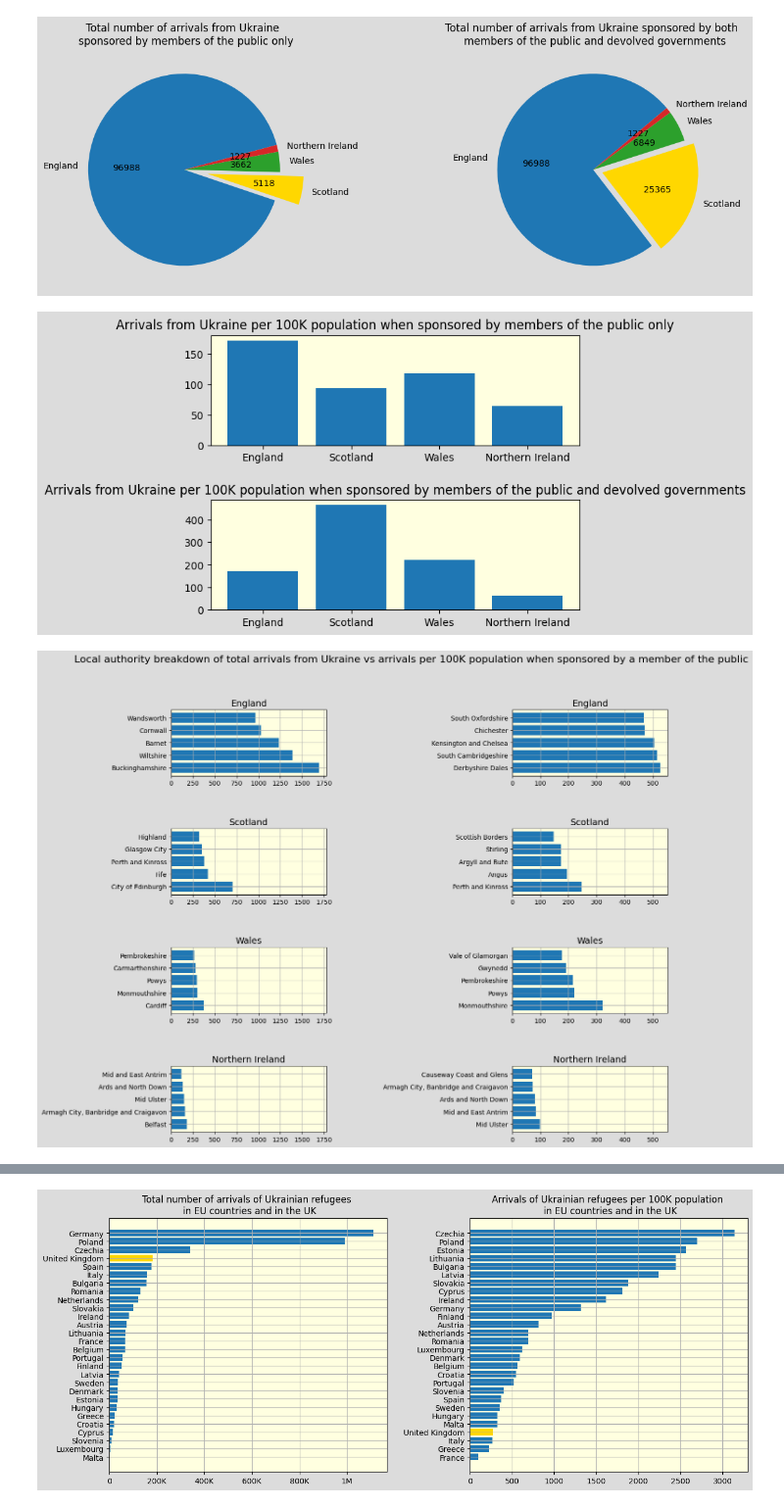
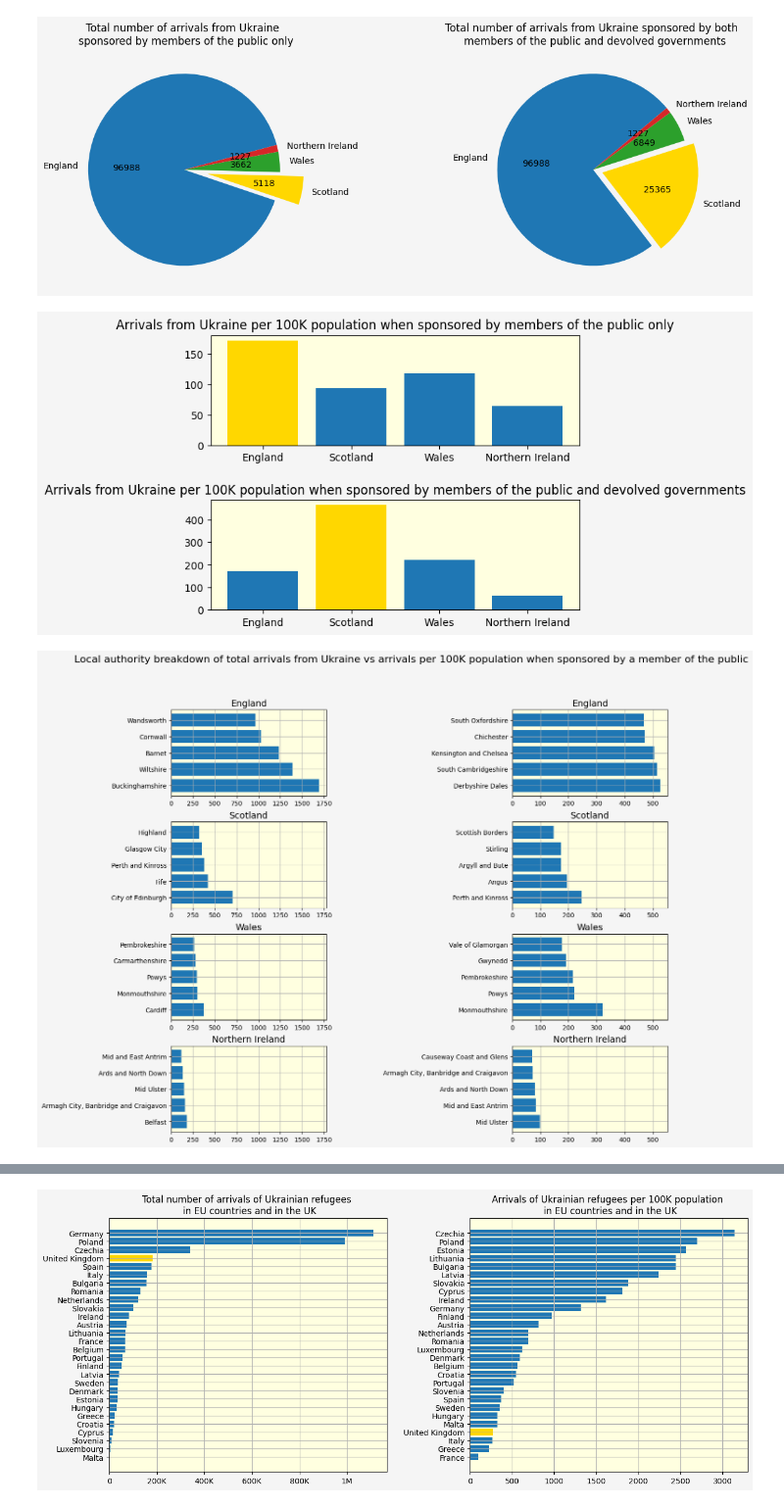
Before and after one commit to yuliiabosher/Python-with-Data-course, a Jupyter notebook: Worksheets/Data_Exploration_project.ipynb, the cells around one changed output, grey strips where cells are left out. Shown: that part at 98% size. Cells and saved outputs as stored; diff of their text form; code cells hidden in the pictures.

```diff
--- a/Worksheets/Data_Exploration_project.ipynb
+++ b/Worksheets/Data_Exploration_project.ipynb
@@ -203,16 +203,16 @@ pm_country_100K = {
     'Northern Ireland': [round(pm_country_total['Arrivals']['Northern Ireland']/population['Northern Ireland '][7]*100000)]
 }
 pm_country_100K_df = pd.DataFrame(pm_country_100K)
-fig, axs = plt.subplots(2, facecolor='gainsboro')
-axs[0].bar(pm_country_100K_df.keys(), pm_country_100K_df.iloc[0])
+fig, axs = plt.subplots(2, facecolor='whitesmoke')
+axs[0].bar(pm_country_100K_df.keys(), pm_country_100K_df.iloc[0], color=['gold', 'tab:blue', 'tab:blue', 'tab:blue'])
 axs[0].set_title('Arrivals from Ukraine per 100K population when sponsored by members of the public only')
 axs[0].set_facecolor('lightyellow')
-axs[1].bar(country_100K_df.keys(), country_100K_df.iloc[0])
+axs[1].bar(country_100K_df.keys(), country_100K_df.iloc[0], color=['tab:blue', 'gold', 'tab:blue', 'tab:blue'])
 axs[1].set_title('Arrivals from Ukraine per 100K population when sponsored by members of the public and devolved governments')
 axs[1].set_facecolor('lightyellow')
 fig.subplots_adjust(hspace=0.5)
 # %% [output]
-[figure, old version]
+[figure, new version]
 # %%
 county_population = pd.read_excel('https://github.com/yuliiabosher/Python-with-Data-course/raw/main/ukpopestimatesmid2021on2021geographyfinal.xls', sheet_name = 'MYE2 - Persons', skiprows=7)
 county_df = county_population[['Code', 'All ages']]
@@ -236,8 +236,8 @@ x3 = members_of_public[members_of_public['Country'] == 'Wales'].sort_values('Arr
 y3 = members_of_public[members_of_public['Country'] == 'Wales'].sort_values('Arrivals', ascending=False).head()['Arrivals']
 x4 = members_of_public[members_of_public['Country'] == 'Northern Ireland'].sort_values('Arrivals', ascending=False).head()['Local authority name']
 y4 = members_of_public[members_of_public['Country'] == 'Northern Ireland'].sort_values('Arrivals', ascending=False).head()['Arrivals']
-fig, axs = plt.subplots(4,2, sharex='col', figsize=(14,12), facecolor='gainsboro')
-fig.subplots_adjust(hspace=0.8, wspace=1.2)
+fig, axs = plt.subplots(4,2, sharex='col', figsize=(14,12), facecolor='whitesmoke')
+fig.subplots_adjust(hspace=0.3, wspace=1.2)
 fig.suptitle('Local authority breakdown of total arrivals from Ukraine vs arrivals per 100K population when sponsored by a member of the public', fontsize=16)
 axs[0,1].barh(xe, ye)
 axs[0,1].set_title('England', fontsize=14)
@@ -253,34 +253,34 @@ axs[2,1].barh(xw, yw)
 axs[2,1].set_title('Wales', fontsize=14)
 axs[2,1].xaxis.set_tick_params(labelbottom=True)
 axs[2,1].grid()
 axs[2,1].set_facecolor('lightyellow')
 axs[3,1].barh(xi, yi)
 axs[3,1].set_title('Northern Ireland', fontsize=14)
 axs[3,1].xaxis.set_tick_params(labelbottom=True)
 axs[3,1].grid()
 axs[3,1].set_facecolor('lightyellow')
 axs[0,0].barh(x1, y1)
 axs[0,0].set_title('England', fontsize=14)
 axs[0,0].xaxis.set_tick_params(labelbottom=True)
 axs[0,0].grid()
 axs[0,0].set_facecolor('lightyellow')
 axs[1,0].barh(x2, y2)
 axs[1,0].set_title('Scotland', fontsize=14)
 axs[1,0].xaxis.set_tick_params(labelbottom=True)
 axs[1,0].grid()
 axs[1,0].set_facecolor('lightyellow')
 axs[2,0].barh(x3,y3)
 axs[2,0].set_title('Wales', fontsize=14)
 axs[2,0].xaxis.set_tick_params(labelbottom=True)
 axs[2,0].grid()
 axs[2,0].set_facecolor('lightyellow')
 axs[3,0].barh(x4,y4)
 axs[3,0].grid()
 axs[3,0].set_title('Northern Ireland', fontsize=14)
 axs[3,0].xaxis.set_tick_params(labelbottom=True)
 axs[3,0].set_facecolor('lightyellow')
 # %% [output]
-[figure, old version]
+[figure, new version]
 # %%
 e = county_joined[county_joined['Country'] == 'England']['Arrivals per 100K']
 s = county_joined[county_joined['Country'] == 'Scotland']['Arrivals per 100K']
```
Also changed, not shown: parts of 7 cells of this notebook.
